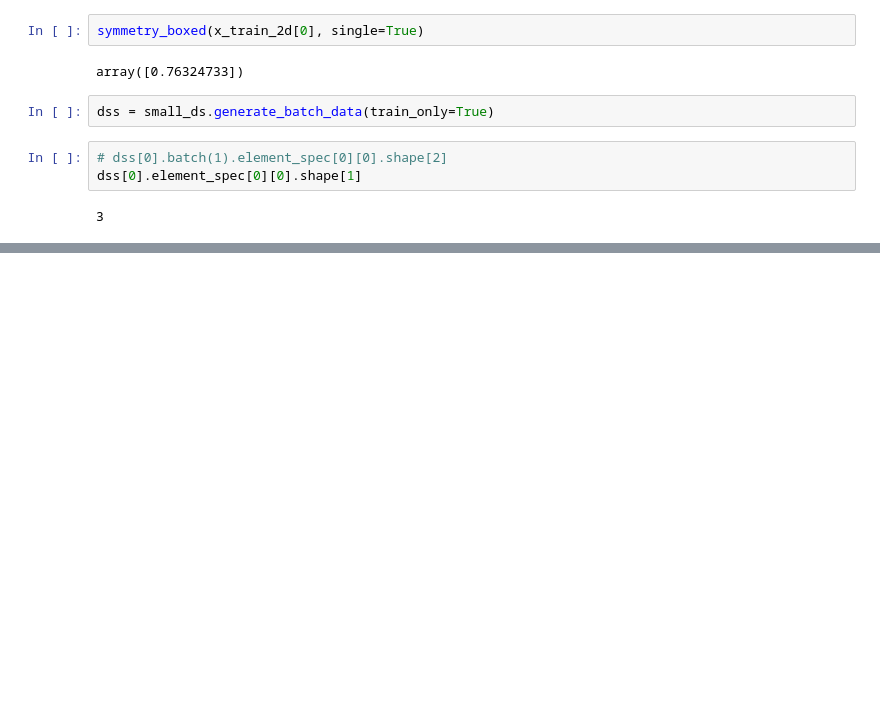
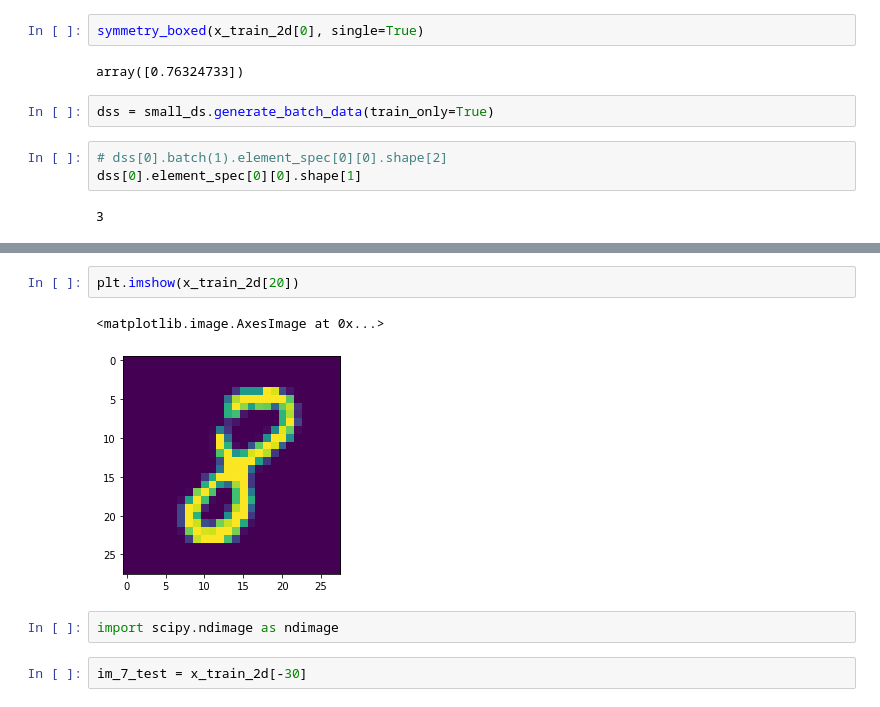
Before and after one commit to anloehr-1097/LUSI_bt, a Jupyter notebook: Demo_06052022.ipynb, the cells around one changed output, grey strips where cells are left out. Drawn from its saved outputs; the diff is of its cells as text; blank space fills up the shorter version.

```diff
--- a/Demo_06052022.ipynb
+++ b/Demo_06052022.ipynb
@@ -1038,0 +1024,9 @@ class ZipDataset(DatasetV2)
+# %%
+plt.imshow(x_train_2d[20])
+# %% [output]
+<matplotlib.image.AxesImage at 0x...>
+[figure, added]
+# %%
+import scipy.ndimage as ndimage
+# %%
+im_7_test = x_train_2d[-30]
```
Also changed, not shown: parts of 58 cells of this notebook, 2 other files.
